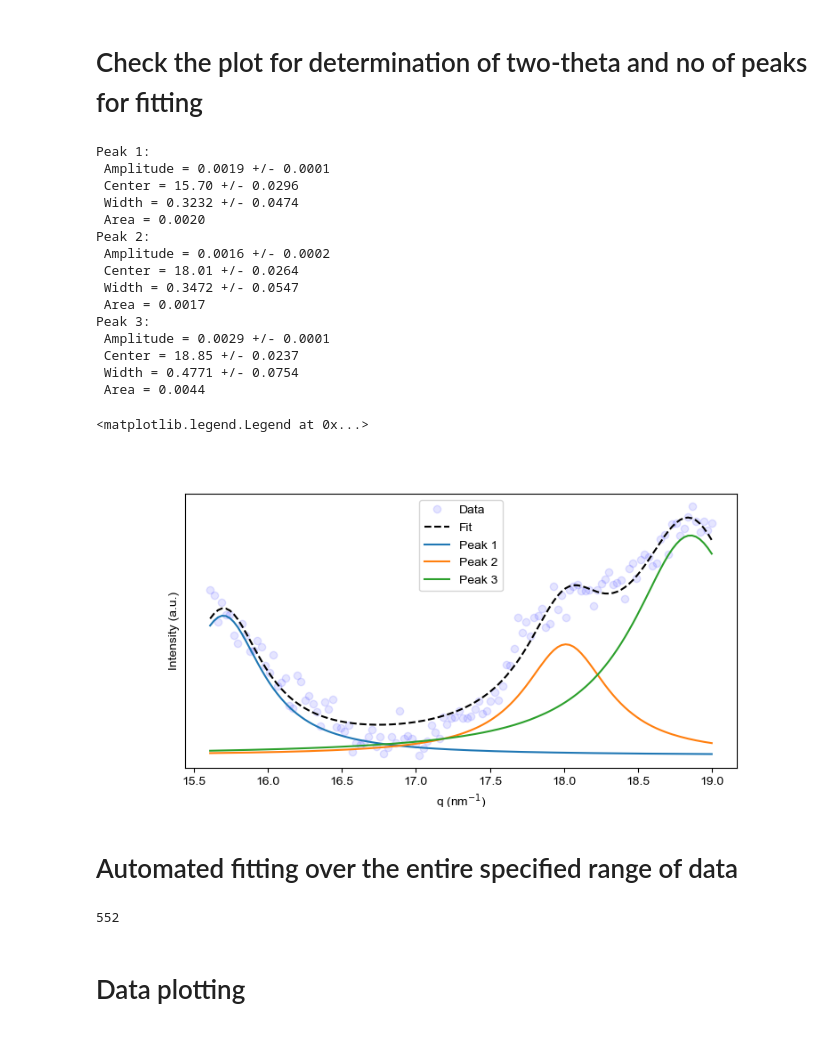
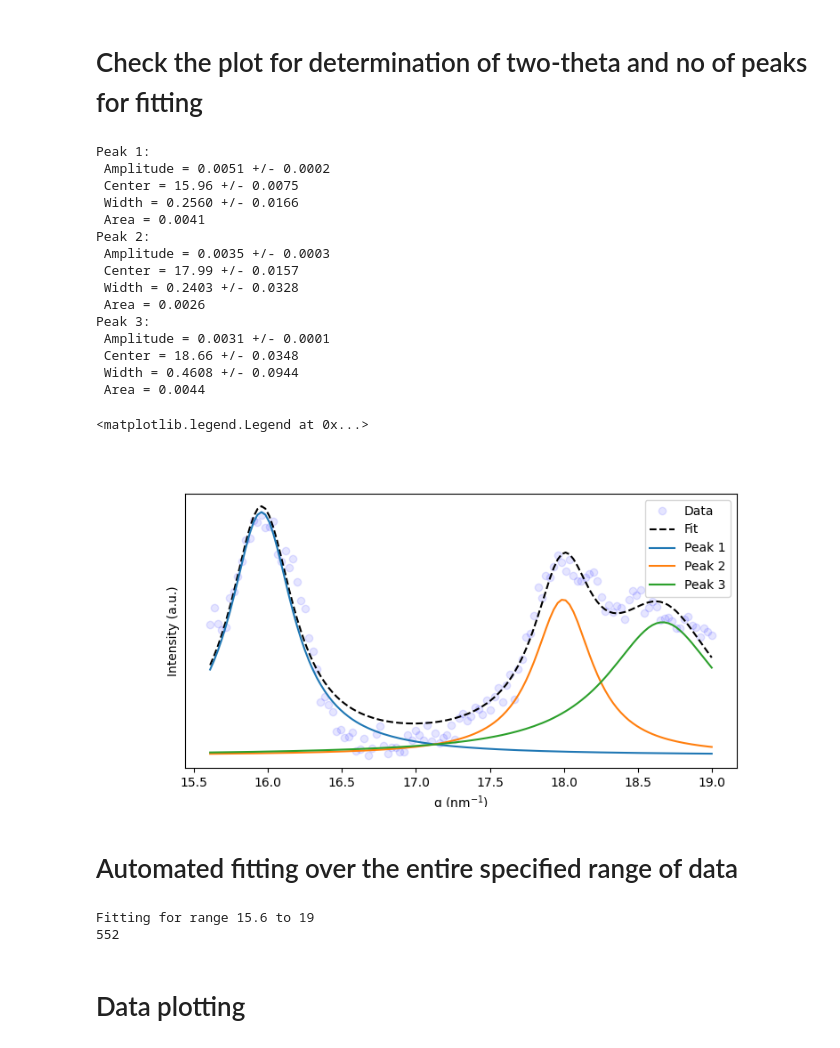
Before and after one commit to PronoyDutta/SAXS_WAXS, a Jupyter notebook: under_development/fitting_data.ipynb, the cells around one changed output. Cells and saved outputs as stored; diff of their text form; code cells hidden in the pictures.

```diff
--- a/under_development/fitting_data.ipynb
+++ b/under_development/fitting_data.ipynb
@@ -475,7 +475,7 @@ y_filtered = []
 
 for entry in range(start_row, end_row+1):
     x_temp = corrected_waxs_files[1].iloc[entry,0]
-    y_temp = corrected_waxs_files[222].iloc[entry,1]
+    y_temp = corrected_waxs_files[6].iloc[entry,1]
     x_filtered.append(x_temp)
     y_filtered.append(y_temp)
 
@@ -515,50 +515,50 @@ popt_lorentz, pcov_lorentz = curve_fit(
 perr_lorentzian = np.sqrt(np.diag(pcov_lorentz))
 
 num_peaks = len(mean_positions)
 
 for i in range(num_peaks):
     print(f"Peak {i + 1}:")
     print(f" Amplitude = {popt_lorentz[3 * i]-popt_lorentz[-1]:.4f} +/- {perr_lorentzian[3 * i]:.4f}")
     print(f" Center = {popt_lorentz[3 * i + 1]:.2f} +/- {perr_lorentzian[3 * i + 1]:.4f}")
     print(f" Width = {popt_lorentz[3 * i + 2]:.4f} +/- {perr_lorentzian[3 * i + 2]:.4f}")
     print(f" Area = {(popt_lorentz[3 * i]-popt_lorentz[-1])*popt_lorentz[3 * i + 2]*np.pi:.4f} ")
 
 plt.figure(figsize=(8, 4))
 plt.plot(x_filtered, y_filtered, 'bo', label='Data', alpha = 0.1)
 
 plt.plot(x_filtered, multi_lorentzian(x_filtered, *popt_lorentz), 'k--', label='Fit')
 
 for j in range(num_peaks):
     peak_fit = lorentzian(x_filtered, popt_lorentz[3 * j], popt_lorentz[3 * j + 1], popt_lorentz[3 * j + 2]) + popt_lorentz[-1]
     plt.plot(x_filtered, peak_fit, label=f'Peak {j + 1}')
 
 plt.xlabel("q (nm$^{-1}$)")
 plt.yticks([])
 plt.ylabel("Intensity (a.u.)")
 plt.legend()
 # %% [output]
 Peak 1:
- Amplitude = 0.0019 +/- 0.0001
- Center = 15.70 +/- 0.0296
- Width = 0.3232 +/- 0.0474
- Area = 0.0020
+ Amplitude = 0.0051 +/- 0.0002
+ Center = 15.96 +/- 0.0075
+ Width = 0.2560 +/- 0.0166
+ Area = 0.0041
 Peak 2:
- Amplitude = 0.0016 +/- 0.0002
- Center = 18.01 +/- 0.0264
- Width = 0.3472 +/- 0.0547
- Area = 0.0017
+ Amplitude = 0.0035 +/- 0.0003
+ Center = 17.99 +/- 0.0157
+ Width = 0.2403 +/- 0.0328
+ Area = 0.0026
 Peak 3:
- Amplitude = 0.0029 +/- 0.0001
- Center = 18.85 +/- 0.0237
- Width = 0.4771 +/- 0.0754
+ Amplitude = 0.0031 +/- 0.0001
+ Center = 18.66 +/- 0.0348
+ Width = 0.4608 +/- 0.0944
  Area = 0.0044
 <matplotlib.legend.Legend at 0x...>
-[figure, old version]
+[figure, new version]
 # %% [markdown]
 # Automated fitting over the entire specified range of data
 # %%
 # Filter data between ranges
-
+print(f"Fitting for range {min_x} to {max_x}")
 X_positions = corrected_waxs_files[starting_file].iloc[:,0]
 
 indices_within_range = np.where((X_positions >= min_x) & (X_positions <= max_x))
@@ -597,8 +597,8 @@ for file_number in range(starting_file, last_file+1):
     upper_bounds = []
 
     for pos in mean_positions:
-        lower_bounds += [0, pos - 0.2, 0]  # Lower bound for [amplitude, center, width]
-        upper_bounds += [np.inf, pos + 0.2, 1.0]  # Upper bound for [amplitude, center, width]
+        lower_bounds += [0, pos - 0.1, 0]  # Lower bound for [amplitude, center, width]
+        upper_bounds += [np.inf, pos + 0.1, 1.0]  # Upper bound for [amplitude, center, width]
 
     # Add bounds for baseline
     lower_bounds += [np.min(y_filtered)]
@@ -614,23 +614,22 @@ for file_number in range(starting_file, last_file+1):
     # Calculate errors from covariance matrix
     perr_lorentzian = np.sqrt(np.diag(pcov_lorentz))
 
-    temp_dict = {}
-
     for i in range(len(mean_positions)):
         curve_metrics = []
-        amplitude = popt_lorentz[3*i] - popt_lorentz[-1]
+        amplitude = popt_lorentz[3*i] + popt_lorentz[-1]
         center = popt_lorentz[3*i +1]
         w0 = popt_lorentz[3*i +2]
         area = np.pi*amplitude*w0
         fwhm = 2*w0
-        curve_metrics.append([center, fwhm, area])
-        temp_dict[i+1] = curve_metrics
-        temp_df_curve = pd.DataFrame(temp_dict, index= [file_number])
+        df_curves.loc[file_number, f'Peak_{i+1}_Center'] = center
+        df_curves.loc[file_number, f'Peak_{i+1}_Amplitude'] = amplitude
+        df_curves.loc[file_number, f'Peak_{i+1}_FWHM'] = fwhm
+        df_curves.loc[file_number, f'Peak_{i+1}_Area'] = area
 
-    df_curves = pd.concat([df_curves, temp_df_curve])
 print(len(df_curves))
 #print(df_curves.head())
 # %% [output]
+Fitting for range 15.6 to 19
 552
 # %% [markdown]
 # Data plotting
```
Also changed, not shown: parts of 8 cells of this notebook.
